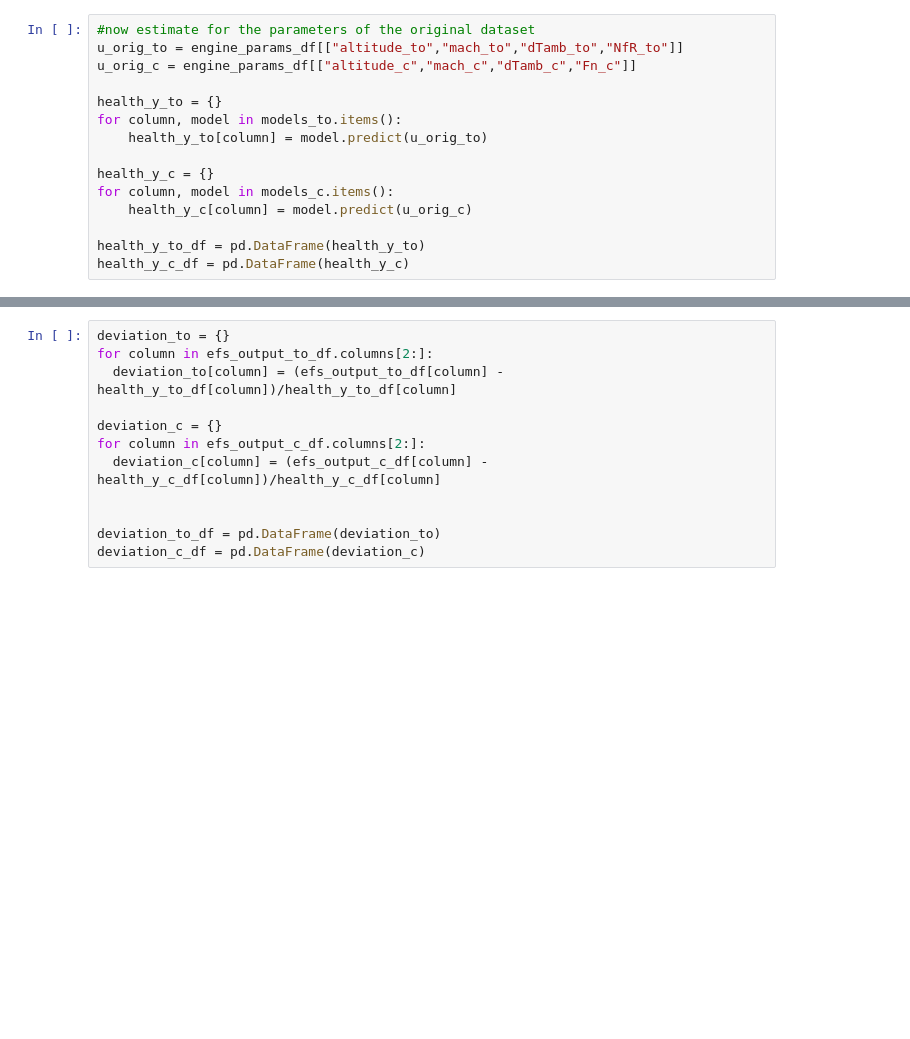
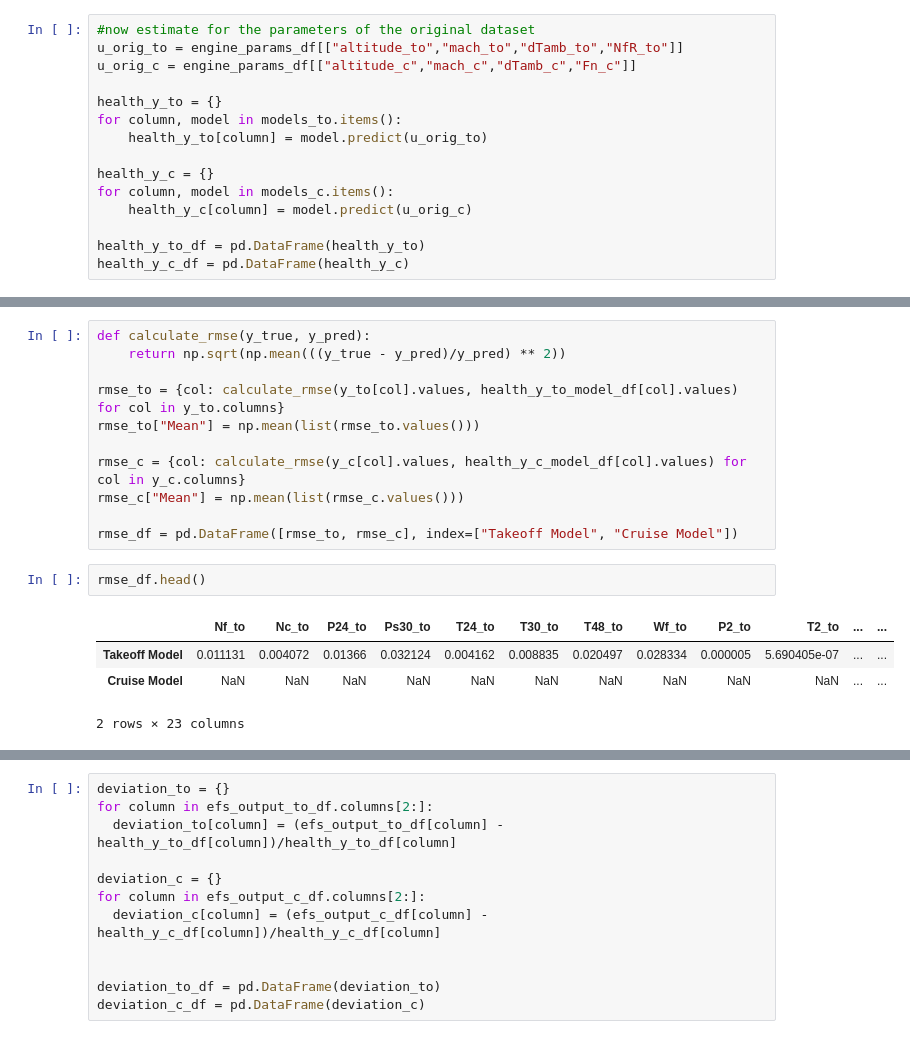
Before and after one commit to alekrul/gt-health-management, a Jupyter notebook: ProDiMES.ipynb, the cells around one changed output, grey strips where cells are left out. Drawn from its saved outputs; the diff is of its cells as text; blank space fills up the shorter version.

```diff
--- a/ProDiMES.ipynb
+++ b/ProDiMES.ipynb
@@ -305,0 +321,18 @@ health_y_to_df.head()
+# %%
+def calculate_rmse(y_true, y_pred):
+    return np.sqrt(np.mean(((y_true - y_pred)/y_pred) ** 2))
+
+rmse_to = {col: calculate_rmse(y_to[col].values, health_y_to_model_df[col].values) for col in y_to.columns}
+rmse_to["Mean"] = np.mean(list(rmse_to.values()))
+
+rmse_c = {col: calculate_rmse(y_c[col].values, health_y_c_model_df[col].values) for col in y_c.columns}
+rmse_c["Mean"] = np.mean(list(rmse_c.values()))
+
+rmse_df = pd.DataFrame([rmse_to, rmse_c], index=["Takeoff Model", "Cruise Model"])
+# %%
+rmse_df.head()
+# %% [output]
+|  | Nf_to | Nc_to | P24_to | Ps30_to | T24_to | T30_to | T48_to | Wf_to | P2_to | T2_to | ... | ... |
+| Takeoff Model | 0.011131 | 0.004072 | 0.01366 | 0.032124 | 0.004162 | 0.008835 | 0.020497 | 0.028334 | 0.000005 | 5.690405e-07 | ... | ... |
+| Cruise Model | NaN | NaN | NaN | NaN | NaN | NaN | NaN | NaN | NaN | NaN | ... | ... |
+2 rows × 23 columns
```
Also changed, not shown: parts of 6 cells of this notebook.
